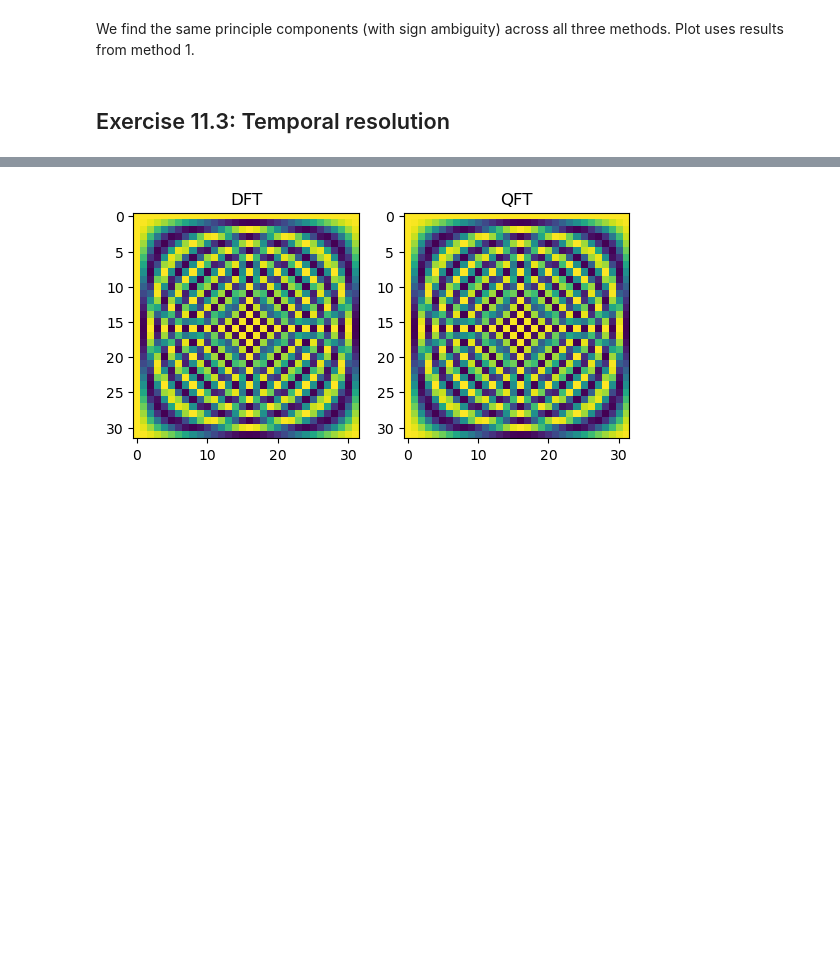
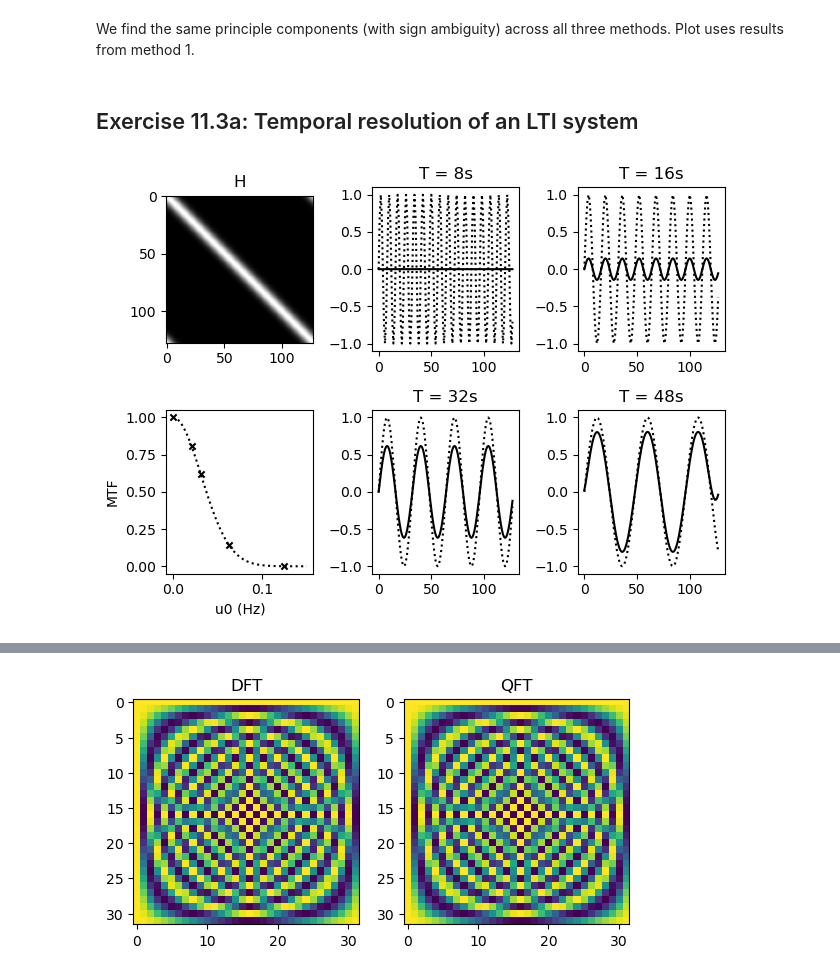
Before and after one commit to willn2/LAbook_code, a Jupyter notebook: PythonCodeLABook.ipynb, the cells around one changed output, grey strips where cells are left out. Cells and saved outputs as stored; diff of their text form; code cells hidden in the pictures; blank space fills up the shorter version.

```diff
--- a/PythonCodeLABook.ipynb
+++ b/PythonCodeLABook.ipynb
@@ -451,4 +498,57 @@ Principle components method 3 Scikit learn PCA:
 # %% [markdown]
 We find the same principle components (with sign ambiguity) across all three methods. Plot uses results from method 1.
 # %% [markdown]
-## Exercise 11.3: Temporal resolution
+## Exercise 11.3a: Temporal resolution of an LTI system
+# %%
+from scipy.linalg import toeplitz # for easy teoplitz marix generation
+# Mike starts at t=1 for easy indexing. I am going to start at t=0 and end at 127s, still with dimensions of 128x128
+M, s = 128, 5 # Number of samples and the standard dev of the gaussian impulse response
+tt = np.arange(0,M) # initialize time axis
+h = np.zeros((1,M)) # initialize impulse response
+
+# Create h. I recommend plotting h to check that its the circulant impulse response
+h[0,0:int(M/2)+1] = np.exp(-(tt[0:int(M/2)+1])**2/(2*s**2))/(s*np.sqrt(2*np.pi))
+h[0,-1:int(M/2):-1] = h[0,1:int(M/2)]
+
+# Form toeplitz
+H = toeplitz(h)
+fig, ax = plt.subplots(2,3)
+ax[0,0].imshow(H,cmap='gray');
+ax[0,0].set_title('H')
+
+# Compute modulation transfer using sinusoids with different periods
+T0 = np.array([8,16,32,48])
+X1 = np.zeros((len(T0),M))
+for i in range(len(T0)): # generate input signals (pure tone sine waves)
+    T = T0[i]
+    X1[i,:] = np.sin(2*np.pi*tt/T0[i])
+Y1 = H @ X1.T # convolve
+
+u0 = np.concatenate(([0], 1/T0[::-1])) # frq axis
+MTF = np.concatenate(([1], np.max(Y1,axis=0)[::-1])) # get MTF as the max of the output signal
+
+# Predicted MTF
+uu = np.linspace(0,0.15,100)
+MTFp = np.exp(-2*np.pi**2*5**2*uu**2)
+
+ax[1,0].scatter(u0,MTF,s=20,c='k',marker='x')
+ax[1,0].plot(uu,MTFp,'k:')
+ax[1,0].set_xlabel('u0 (Hz)')
+ax[1,0].set_ylabel('MTF')
+
+# Plotting the I/O pairs with labeled periods
+ax[0,1].plot(tt,X1[0,:],'k:')
+ax[0,1].plot(tt,Y1[:,0],'k')
+ax[0,1].set_title('T = '+str(T0[0])+'s')
+ax[0,2].plot(tt,X1[1,:],'k:')
+ax[0,2].plot(tt,Y1[:,1],'k')
+ax[0,2].set_title('T = '+str(T0[1])+'s')
+ax[1,1].plot(tt,X1[2,:],'k:')
+ax[1,1].plot(tt,Y1[:,2],'k')
+ax[1,1].set_title('T = '+str(T0[2])+'s')
+ax[1,2].plot(tt,X1[3,:],'k:')
+ax[1,2].plot(tt,Y1[:,3],'k')
+ax[1,2].set_title('T = '+str(T0[3])+'s')
+fig.tight_layout()
+# %% [output]
+[figure, added]
```
Also changed, not shown: parts of 20 cells of this notebook, 1 other file.
